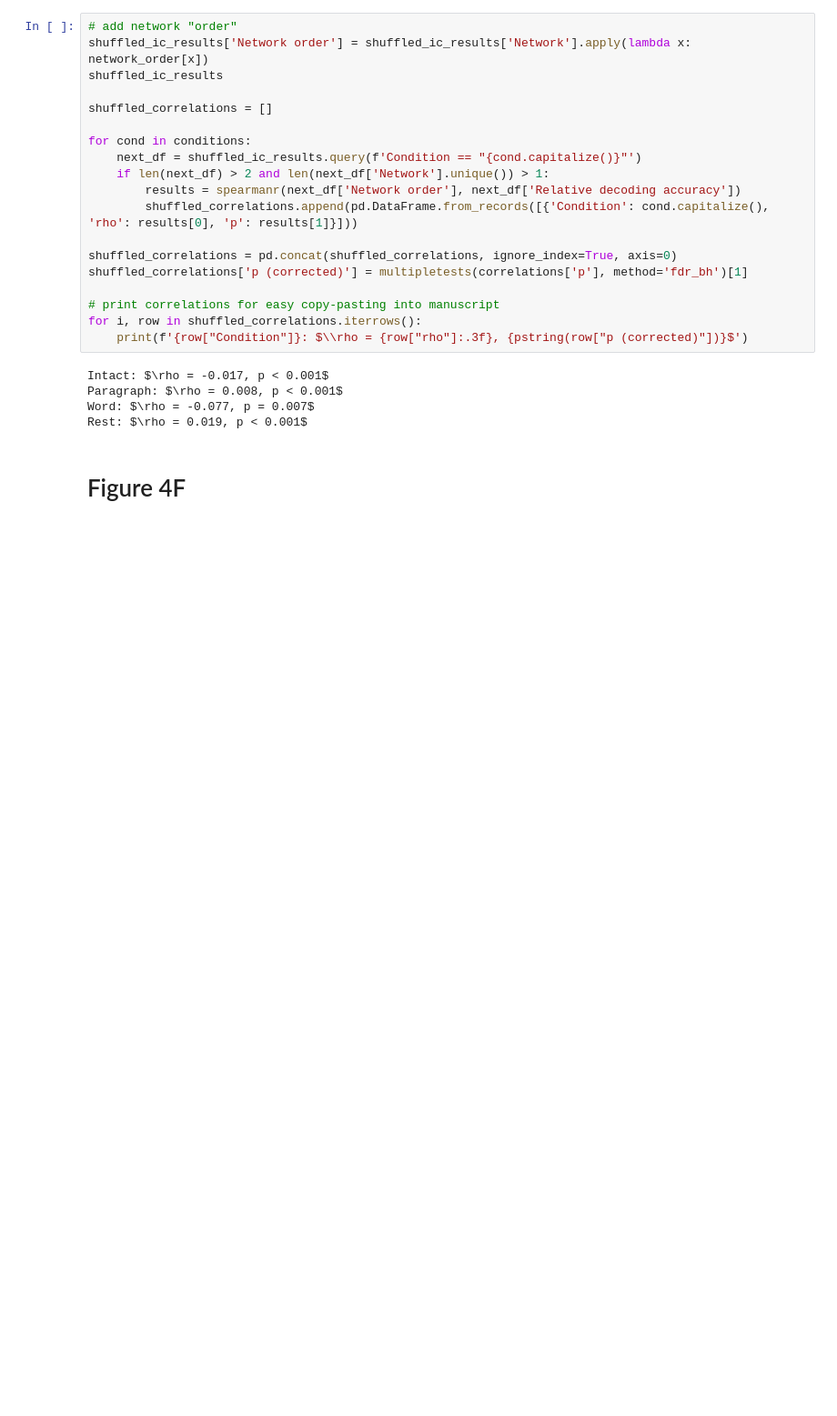
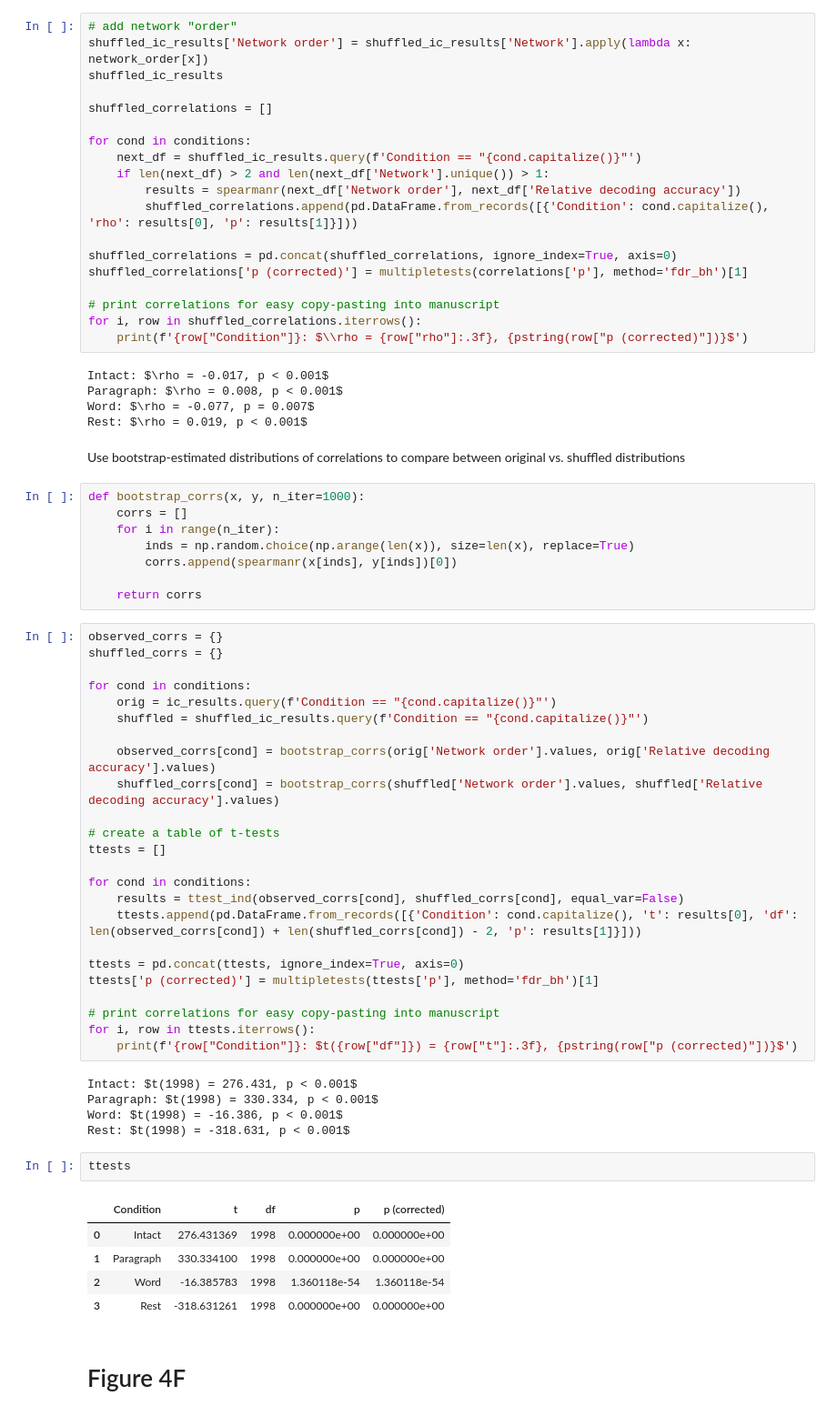
Before and after one commit to ContextLab/pca_paper, a Jupyter notebook: code/notebooks/network_analyses.ipynb, the cells around one changed output. Shown at 91% size. Drawn from its saved outputs; the diff is of its cells as text; blank space fills up the shorter version.

Commit message:
added ttests for network permutation tests

```diff
--- a/code/notebooks/network_analyses.ipynb
+++ b/code/notebooks/network_analyses.ipynb
@@ -471,6 +471,53 @@ Intact: $\rho = -0.017, p < 0.001$
 Paragraph: $\rho = 0.008, p < 0.001$
 Word: $\rho = -0.077, p = 0.007$
 Rest: $\rho = 0.019, p < 0.001$
+# %% [markdown]
+Use bootstrap-estimated distributions of correlations to compare between original vs. shuffled distributions
+# %%
+def bootstrap_corrs(x, y, n_iter=1000):
+    corrs = []
+    for i in range(n_iter):
+        inds = np.random.choice(np.arange(len(x)), size=len(x), replace=True)
+        corrs.append(spearmanr(x[inds], y[inds])[0])
+
+    return corrs
+# %%
+observed_corrs = {}
+shuffled_corrs = {}
+
+for cond in conditions:
+    orig = ic_results.query(f'Condition == "{cond.capitalize()}"')
+    shuffled = shuffled_ic_results.query(f'Condition == "{cond.capitalize()}"')
+
+    observed_corrs[cond] = bootstrap_corrs(orig['Network order'].values, orig['Relative decoding accuracy'].values)
+    shuffled_corrs[cond] = bootstrap_corrs(shuffled['Network order'].values, shuffled['Relative decoding accuracy'].values)
+
+# create a table of t-tests
+ttests = []
+
+for cond in conditions:
+    results = ttest_ind(observed_corrs[cond], shuffled_corrs[cond], equal_var=False)
+    ttests.append(pd.DataFrame.from_records([{'Condition': cond.capitalize(), 't': results[0], 'df': len(observed_corrs[cond]) + len(shuffled_corrs[cond]) - 2, 'p': results[1]}]))
+
+ttests = pd.concat(ttests, ignore_index=True, axis=0)
+ttests['p (corrected)'] = multipletests(ttests['p'], method='fdr_bh')[1]
+
+# print correlations for easy copy-pasting into manuscript
+for i, row in ttests.iterrows():
+    print(f'{row["Condition"]}: $t({row["df"]}) = {row["t"]:.3f}, {pstring(row["p (corrected)"])}$')
+# %% [output]
+Intact: $t(1998) = 276.431, p < 0.001$
+Paragraph: $t(1998) = 330.334, p < 0.001$
+Word: $t(1998) = -16.386, p < 0.001$
+Rest: $t(1998) = -318.631, p < 0.001$
+# %%
+ttests
+# %% [output]
+|  | Condition | t | df | p | p (corrected) |
+| 0 | Intact | 276.431369 | 1998 | 0.000000e+00 | 0.000000e+00 |
+| 1 | Paragraph | 330.334100 | 1998 | 0.000000e+00 | 0.000000e+00 |
+| 2 | Word | -16.385783 | 1998 | 1.360118e-54 | 1.360118e-54 |
+| 3 | Rest | -318.631261 | 1998 | 0.000000e+00 | 0.000000e+00 |
 # %% [markdown]
 # Figure 4F
 # %%
```
Also changed, not shown: parts of 1 cell of this notebook.
